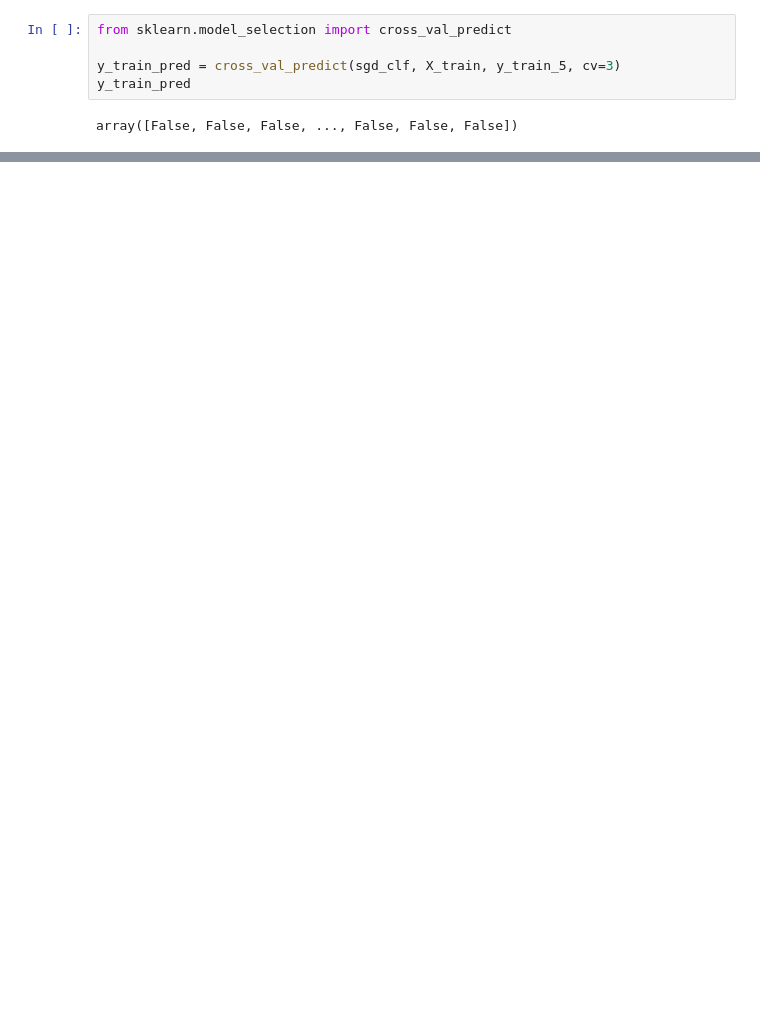
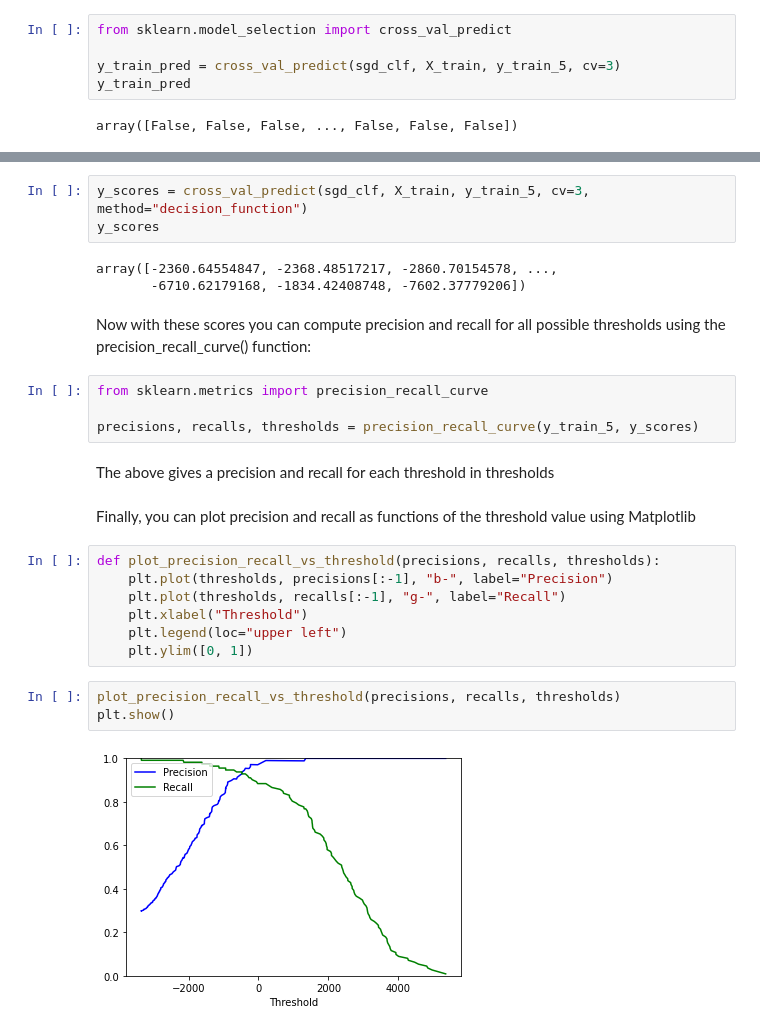
Before and after one commit to janprince/ml_mnist, a Jupyter notebook: ml_mnist_0.ipynb, the cells around one changed output, grey strips where cells are left out. Drawn from its saved outputs; the diff is of its cells as text; blank space fills up the shorter version.

Commit message:
Perfromance evaluation using confusion matrix

```diff
--- a/ml_mnist_0.ipynb
+++ b/ml_mnist_0.ipynb
@@ -144,0 +210,28 @@ array([[984,   4],
+# %%
+y_scores = cross_val_predict(sgd_clf, X_train, y_train_5, cv=3, method="decision_function")
+y_scores
+# %% [output]
+array([-2360.64554847, -2368.48517217, -2860.70154578, ...,
+       -6710.62179168, -1834.42408748, -7602.37779206])
+# %% [markdown]
+Now with these scores you can compute precision and recall for all possible thresholds using the precision_recall_curve() function:
+# %%
+from sklearn.metrics import precision_recall_curve
+
+precisions, recalls, thresholds = precision_recall_curve(y_train_5, y_scores)
+# %% [markdown]
+The above gives a precision and recall for each threshold in thresholds
+# %% [markdown]
+Finally, you can plot precision and recall as functions of the threshold value using Matplotlib
+# %%
+def plot_precision_recall_vs_threshold(precisions, recalls, thresholds):
+    plt.plot(thresholds, precisions[:-1], "b-", label="Precision")
+    plt.plot(thresholds, recalls[:-1], "g-", label="Recall")
+    plt.xlabel("Threshold")
+    plt.legend(loc="upper left")
+    plt.ylim([0, 1])
+# %%
+plot_precision_recall_vs_threshold(precisions, recalls, thresholds)
+plt.show()
+# %% [output]
+[figure, added]
```
Also changed, not shown: parts of 19 cells of this notebook, 2 other files.
